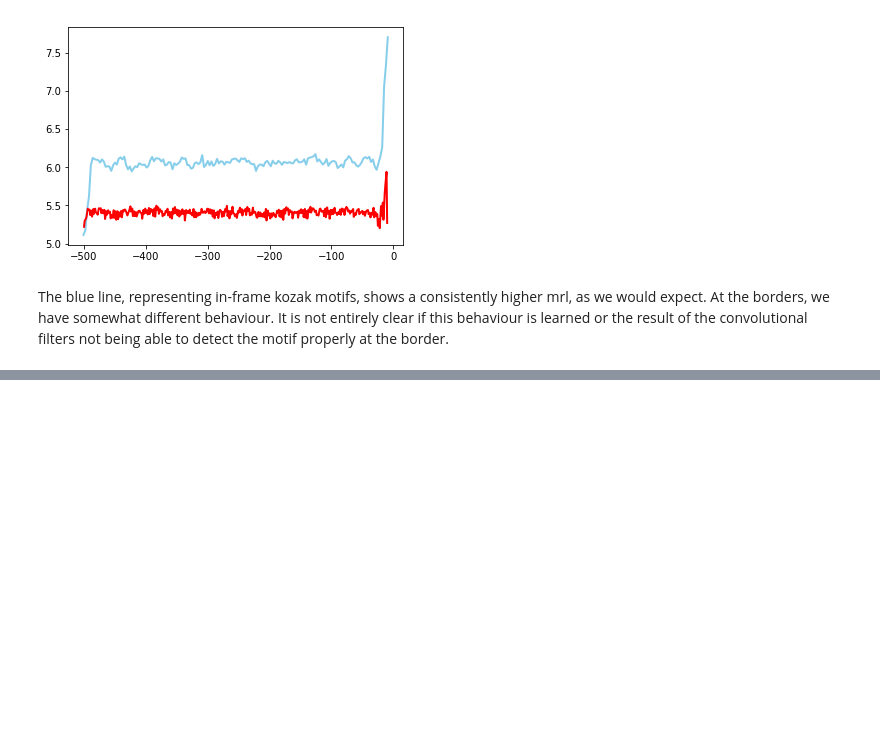
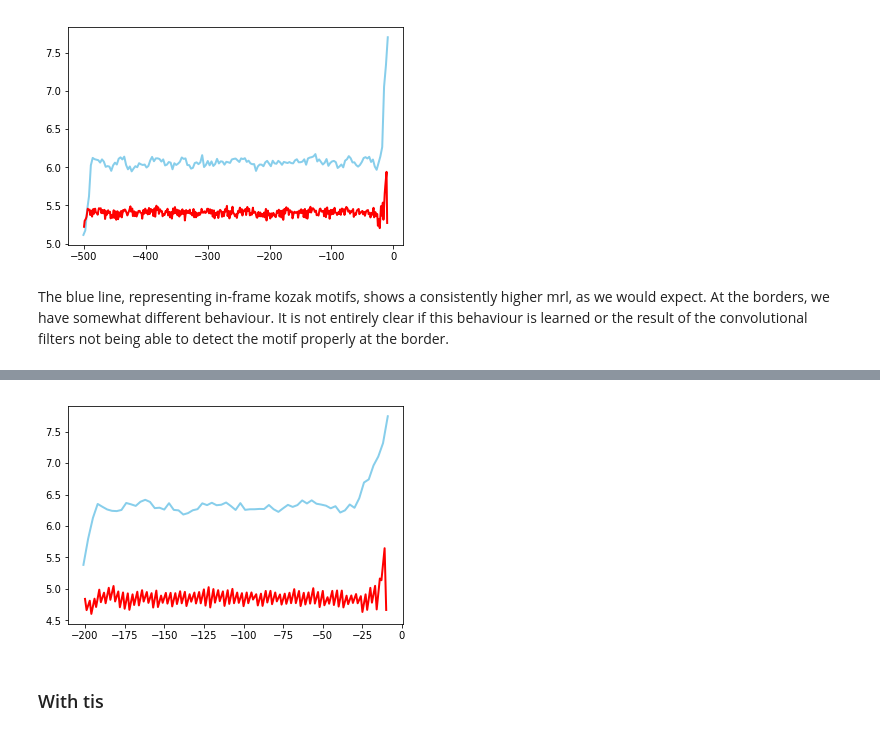
Before and after one commit to Karollus/5UTR, a Jupyter notebook: Modelling/Train.ipynb, the cells around one changed output, grey strips where cells are left out. Cells and saved outputs as stored; diff of their text form; code cells hidden in the pictures; blank space fills up the shorter version.

```diff
--- a/Modelling/Train.ipynb
+++ b/Modelling/Train.ipynb
@@ -270,0 +323,7 @@ The blue line, representing in-frame kozak motifs, shows a consistently higher m
+# %%
+uAUG_pred = utils.check_uAUG_detection(new_model, seq_length=201, samples=100, kozak=True)
+utils.uAUG_plot(uAUG_pred)
+# %% [output]
+[figure, added]
+# %% [markdown]
+### With tis
```
Also changed, not shown: parts of 10 cells of this notebook, 9 other files.
